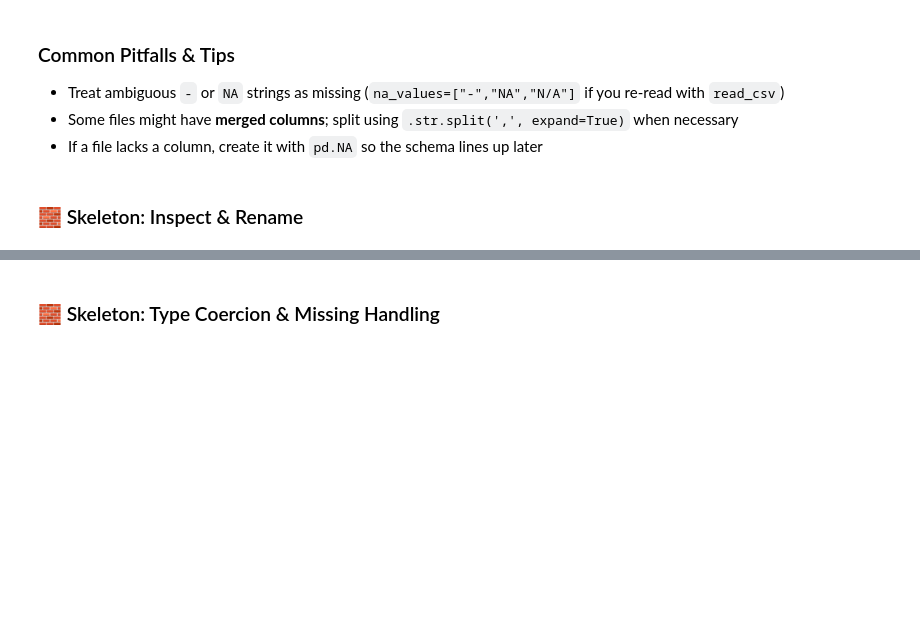
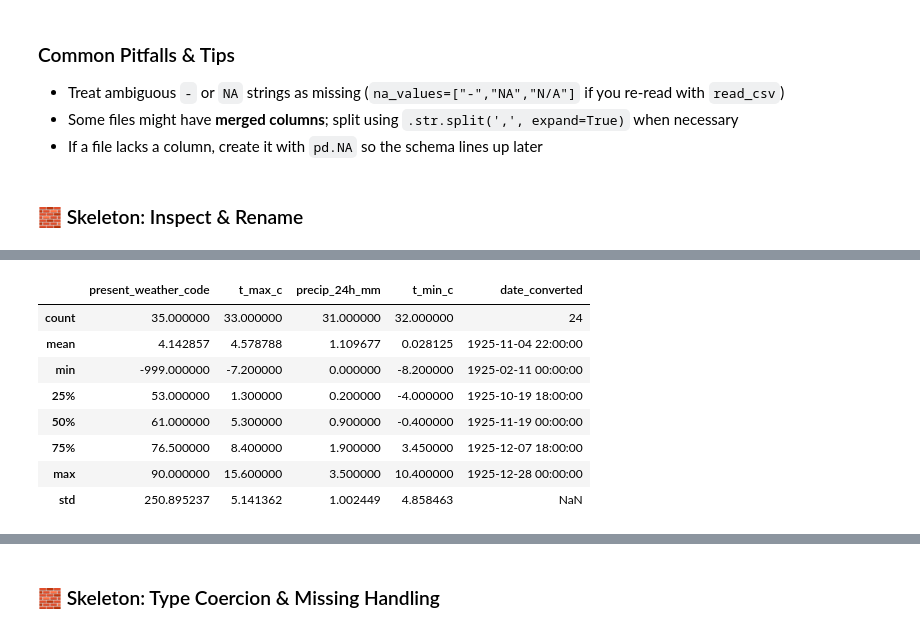
Before and after one commit to ValRCS/RTU_Data_Analysis_Visualization_CPD, a Jupyter notebook: notebooks/day2_data_cleaning_preparation.ipynb, the cells around one changed output, grey strips where cells are left out. Drawn from its saved outputs; the diff is of its cells as text; code cells hidden in the pictures; blank space fills up the shorter version.

```diff
--- a/notebooks/day2_data_cleaning_preparation.ipynb
+++ b/notebooks/day2_data_cleaning_preparation.ipynb
@@ -739,0 +957,14 @@ In this section, you will standardize each DataFrame from Part 2 so they share a
+# %%
+# so -999 is an obvious outlier, it actually represents Nan so lets convert all -999 occurences to Nan
+df.loc[df['t_min_c'] == -999, 't_min_c'] = pd.NA
+df.describe()
+# %% [output]
+|  | present_weather_code | t_max_c | precip_24h_mm | t_min_c | date_converted |
+| count | 35.000000 | 33.000000 | 31.000000 | 32.000000 | 24 |
+| mean | 4.142857 | 4.578788 | 1.109677 | 0.028125 | 1925-11-04 22:00:00 |
+| min | -999.000000 | -7.200000 | 0.000000 | -8.200000 | 1925-02-11 00:00:00 |
+| 25% | 53.000000 | 1.300000 | 0.200000 | -4.000000 | 1925-10-19 18:00:00 |
+| 50% | 61.000000 | 5.300000 | 0.900000 | -0.400000 | 1925-11-19 00:00:00 |
+| 75% | 76.500000 | 8.400000 | 1.900000 | 3.450000 | 1925-12-07 18:00:00 |
+| max | 90.000000 | 15.600000 | 3.500000 | 10.400000 | 1925-12-28 00:00:00 |
+| std | 250.895237 | 5.141362 | 1.002449 | 4.858463 | NaN |
```
Also changed, not shown: parts of 28 cells of this notebook.
